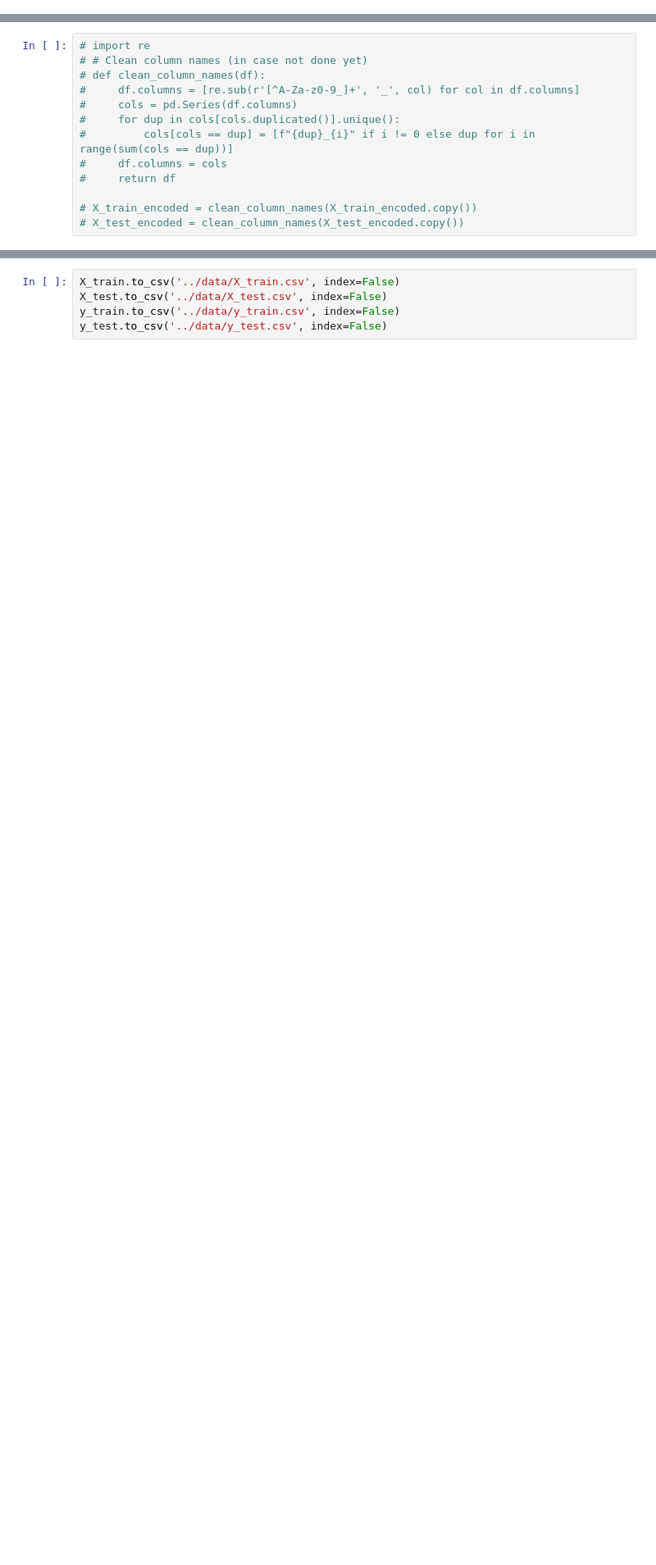
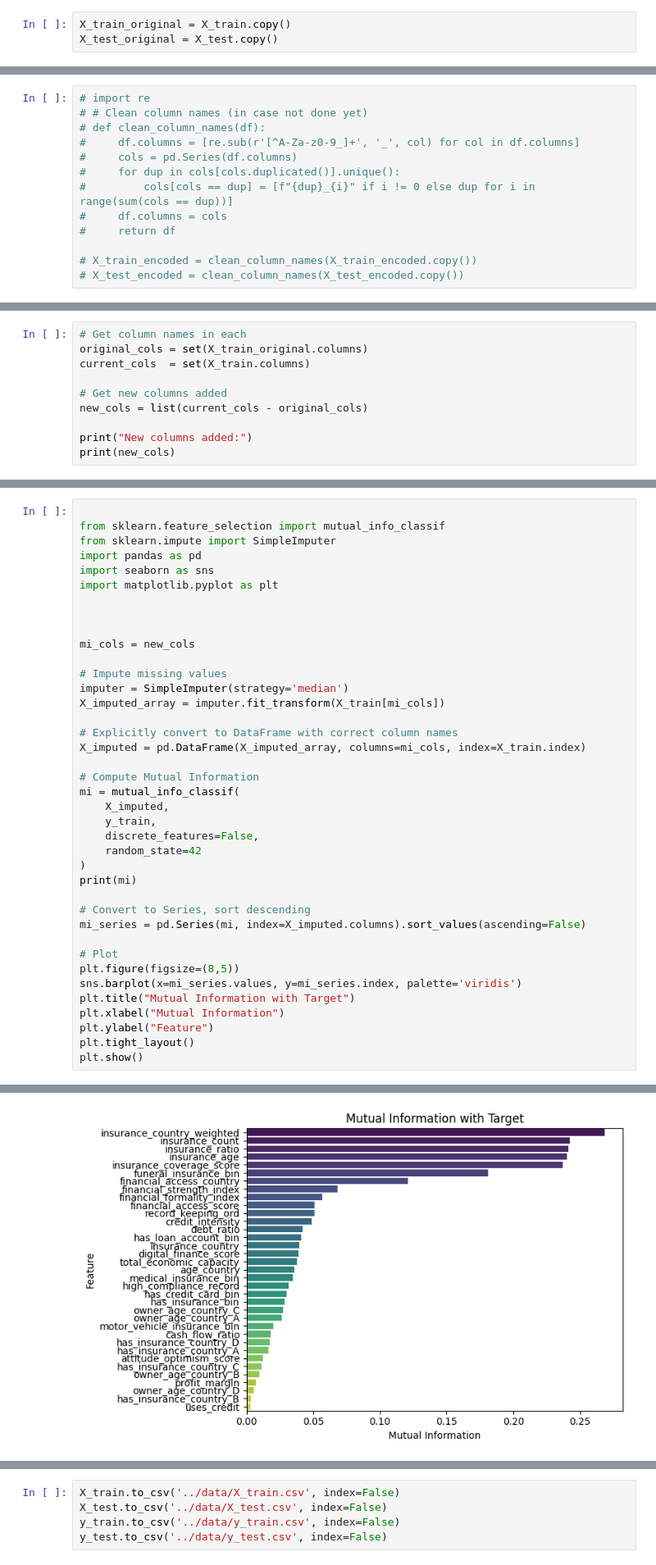
Before and after one commit to ismailSadouki/asri-homework, a Jupyter notebook: notebooks/ feature_engineering.ipynb, the cells around one changed output, grey strips where cells are left out. Shown at 82% size. Cells and saved outputs as stored; diff of their text form; blank space fills up the shorter version.

```diff
--- a/notebooks/ feature_engineering.ipynb
+++ b/notebooks/ feature_engineering.ipynb
@@ -29,6 +29,9 @@ X_train, X_test, y_train, y_test = train_test_split(
     random_state=42,
     stratify=y
 )
+# %%
+X_train_original = X_train.copy()
+X_test_original = X_test.copy()
 # %%
 cat_cols = X_train.select_dtypes(include=['object']).columns.tolist()
 num_cols = X_train.select_dtypes(include=['int64', 'float64']).columns.tolist()
@@ -127,0 +607,10 @@ This need special treatment
+# %%
+# Get column names in each
+original_cols = set(X_train_original.columns)
+current_cols  = set(X_train.columns)
+
+# Get new columns added
+new_cols = list(current_cols - original_cols)
+
+print("New columns added:")
+print(new_cols)
@@ -127,0 +620,40 @@ This need special treatment
+# %%
+
+from sklearn.feature_selection import mutual_info_classif
+from sklearn.impute import SimpleImputer
+import pandas as pd
+import seaborn as sns
+import matplotlib.pyplot as plt
+
+
+
+mi_cols = new_cols
+
+# Impute missing values
+imputer = SimpleImputer(strategy='median')
+X_imputed_array = imputer.fit_transform(X_train[mi_cols])
+
+# Explicitly convert to DataFrame with correct column names
+X_imputed = pd.DataFrame(X_imputed_array, columns=mi_cols, index=X_train.index)
+
+# Compute Mutual Information
+mi = mutual_info_classif(
+    X_imputed,
+    y_train,
+    discrete_features=False,
+    random_state=42
+)
+print(mi)
+
+# Convert to Series, sort descending
+mi_series = pd.Series(mi, index=X_imputed.columns).sort_values(ascending=False)
+
+# Plot
+plt.figure(figsize=(8,5))
+sns.barplot(x=mi_series.values, y=mi_series.index, palette='viridis')
+plt.title("Mutual Information with Target")
+plt.xlabel("Mutual Information")
+plt.ylabel("Feature")
+plt.tight_layout()
+plt.show()
+# %% [output]
@@ -127,0 +666 @@ This need special treatment
+[figure, added]
```
Also changed, not shown: parts of 7 cells of this notebook, 4 other files.
